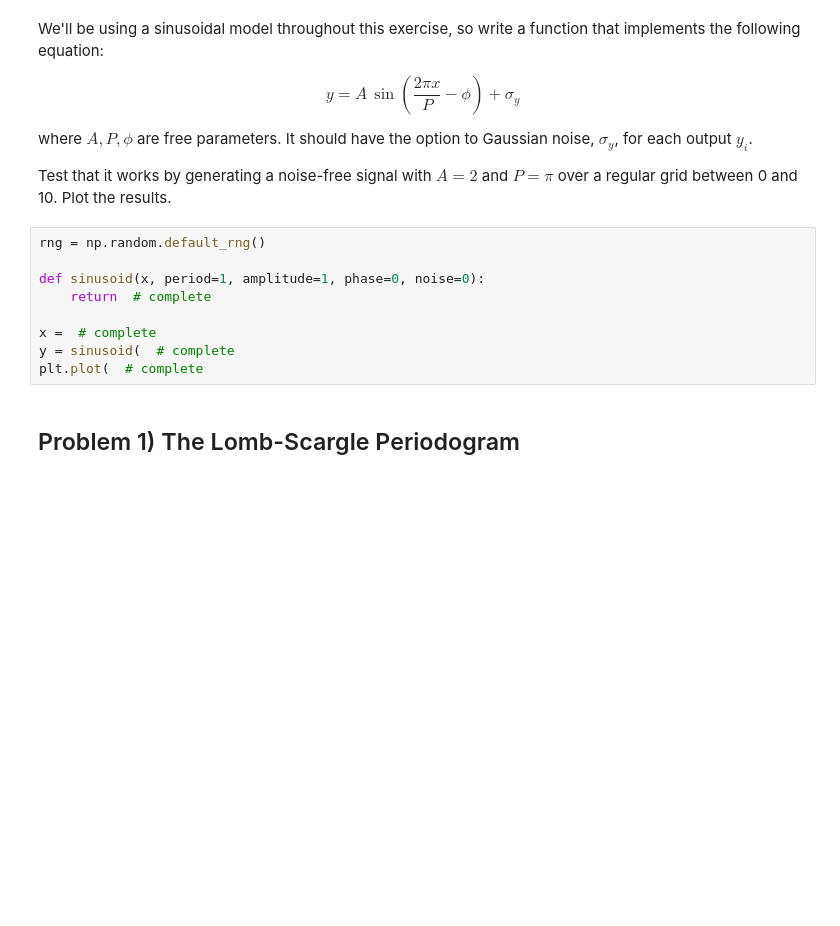
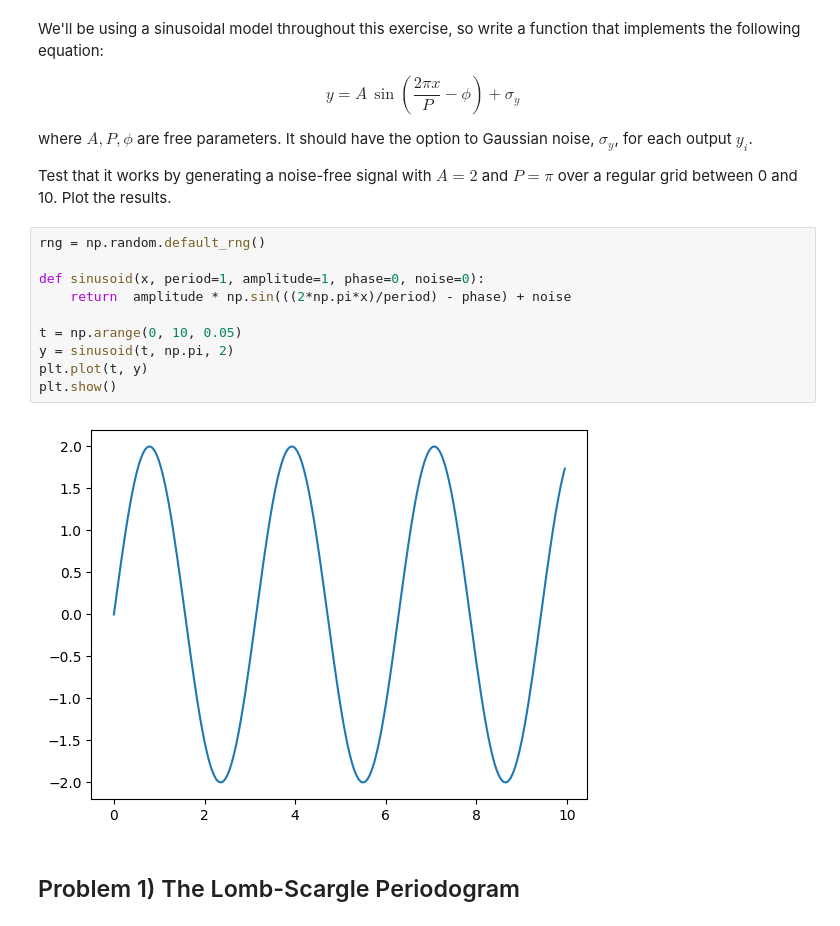
Before and after one commit to ASTR154/time-series, a Jupyter notebook: time-series.ipynb, the cells around one changed output. Cells and saved outputs as stored; diff of their text form; blank space fills up the shorter version.

```diff
--- a/time-series.ipynb
+++ b/time-series.ipynb
@@ -18,12 +18,15 @@ Test that it works by generating a noise-free signal with $A = 2$ and $P = \pi$
 # %%
 rng = np.random.default_rng()
 
 def sinusoid(x, period=1, amplitude=1, phase=0, noise=0):
-    return  # complete
+    return  amplitude * np.sin(((2*np.pi*x)/period) - phase) + noise
 
-x =  # complete
-y = sinusoid(  # complete
-plt.plot(  # complete
+t = np.arange(0, 10, 0.05)
+y = sinusoid(t, np.pi, 2)
+plt.plot(t, y)
+plt.show()
+# %% [output]
+[figure, added]
 # %% [markdown]
 ## Problem 1) The Lomb-Scargle Periodogram
 # %% [markdown]
```
Also changed, not shown: parts of 9 cells of this notebook.
